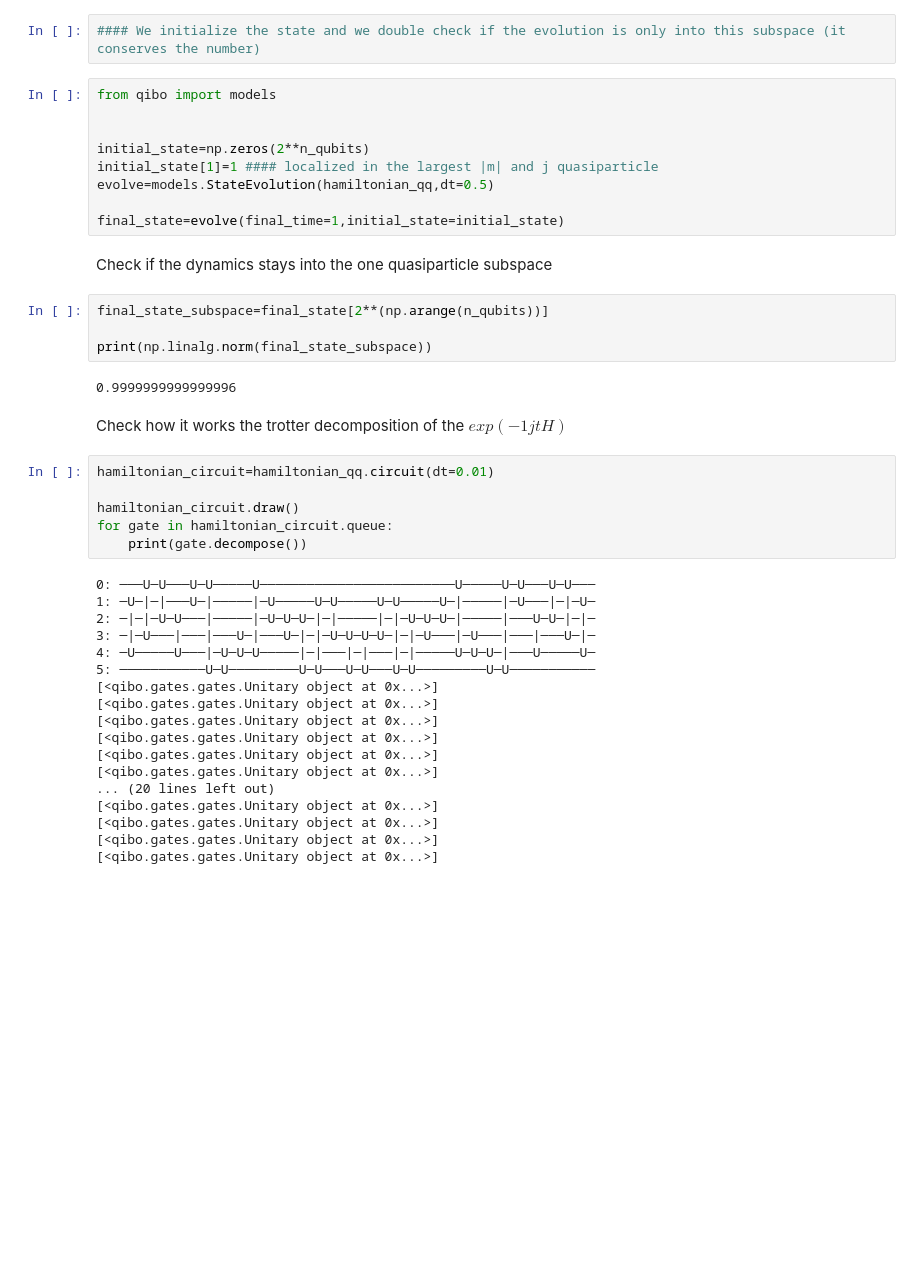
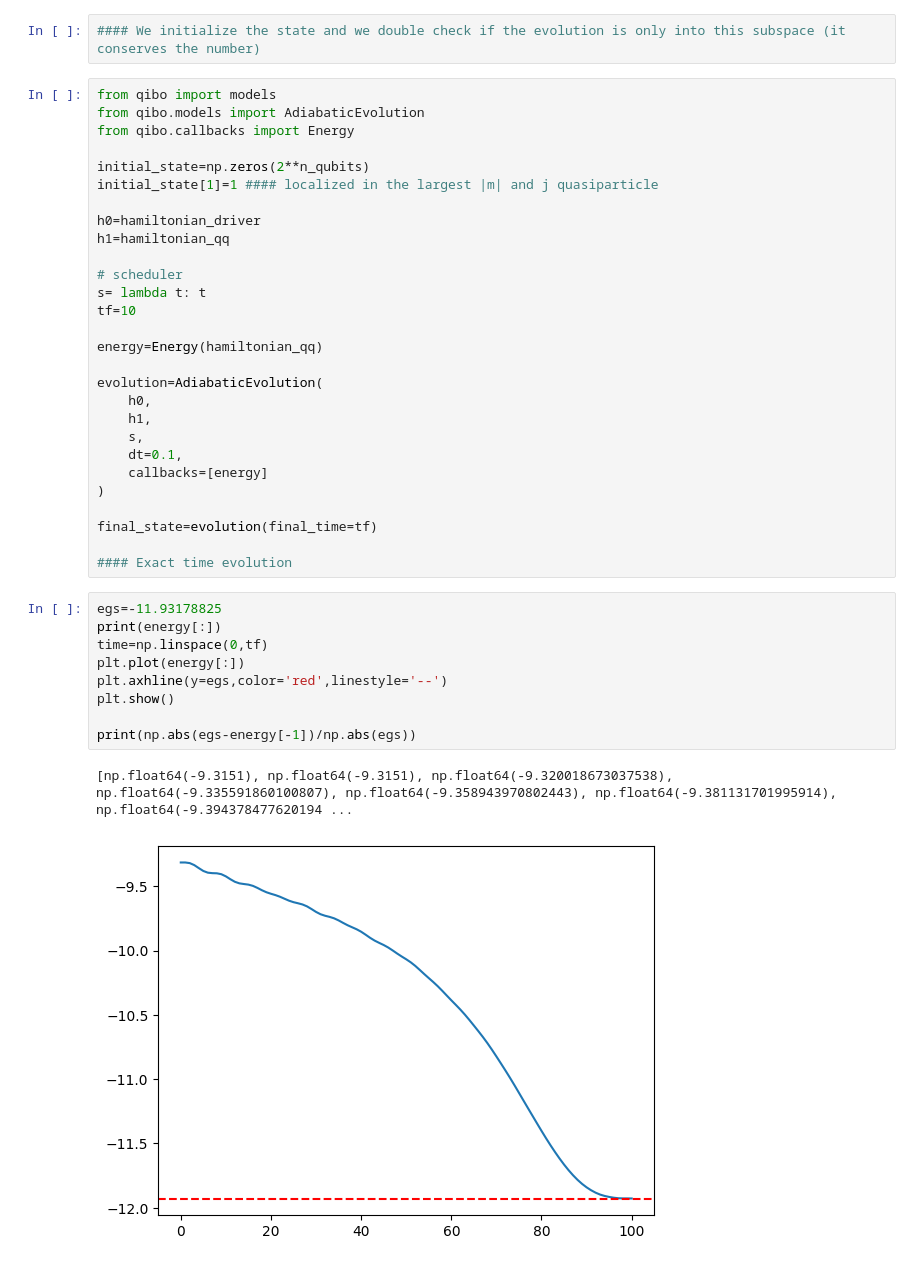
Before and after one commit to emacosta95/2nd_qa4nsm, a Jupyter notebook: ImplementationQibo.ipynb, the cells around one changed output. Drawn from its saved outputs; the diff is of its cells as text; blank space fills up the shorter version.

```diff
--- a/ImplementationQibo.ipynb
+++ b/ImplementationQibo.ipynb
@@ -83,44 +150,41 @@ for i in range(1,n_qubits+1):
 #### We initialize the state and we double check if the evolution is only into this subspace (it conserves the number)
 # %%
 from qibo import models
-
+from qibo.models import AdiabaticEvolution
+from qibo.callbacks import Energy
 
 initial_state=np.zeros(2**n_qubits)
 initial_state[1]=1 #### localized in the largest |m| and j quasiparticle
-evolve=models.StateEvolution(hamiltonian_qq,dt=0.5)
 
-final_state=evolve(final_time=1,initial_state=initial_state)
+h0=hamiltonian_driver
+h1=hamiltonian_qq
+
+# scheduler
+s= lambda t: t
+tf=10
+
+energy=Energy(hamiltonian_qq)
+
+evolution=AdiabaticEvolution(
+    h0,
+    h1,
+    s,
+    dt=0.1,
+    callbacks=[energy]
+)
+
+final_state=evolution(final_time=tf)
+
+#### Exact time evolution
-# %% [markdown]
-Check if the dynamics stays into the one quasiparticle subspace
-# %%
-final_state_subspace=final_state[2**(np.arange(n_qubits))]
-
-print(np.linalg.norm(final_state_subspace))
-# %% [output]
-0.9999999999999996
-# %% [markdown]
-Check how it works the trotter decomposition of the $exp(-1j tH)$
-# %%
-hamiltonian_circuit=hamiltonian_qq.circuit(dt=0.01)
-
-hamiltonian_circuit.draw()
-for gate in hamiltonian_circuit.queue:
-    print(gate.decompose())
-# %% [output]
-0: ───U─U───U─U─────U─────────────────────────U─────U─U───U─U───
-1: ─U─|─|───U─|─────|─U─────U─U─────U─U─────U─|─────|─U───|─|─U─
-2: ─|─|─U─U───|─────|─U─U─U─|─|─────|─|─U─U─U─|─────|───U─U─|─|─
-3: ─|─U───|───|───U─|───U─|─|─U─U─U─U─|─|─U───|─U───|───|───U─|─
-4: ─U─────U───|─U─U─U─────|─|───|─|───|─|─────U─U─U─|───U─────U─
-5: ───────────U─U─────────U─U───U─U───U─U─────────U─U───────────
-[<qibo.gates.gates.Unitary object at 0x...>]
-[<qibo.gates.gates.Unitary object at 0x...>]
-[<qibo.gates.gates.Unitary object at 0x...>]
-[<qibo.gates.gates.Unitary object at 0x...>]
-[<qibo.gates.gates.Unitary object at 0x...>]
-[<qibo.gates.gates.Unitary object at 0x...>]
-... (20 lines left out)
-[<qibo.gates.gates.Unitary object at 0x...>]
-[<qibo.gates.gates.Unitary object at 0x...>]
-[<qibo.gates.gates.Unitary object at 0x...>]
-[<qibo.gates.gates.Unitary object at 0x...>]
+# %%
+egs=-11.93178825
+print(energy[:])
+time=np.linspace(0,tf)
+plt.plot(energy[:])
+plt.axhline(y=egs,color='red',linestyle='--')
+plt.show()
+
+print(np.abs(egs-energy[-1])/np.abs(egs))
+# %% [output]
+[np.float64(-9.3151), np.float64(-9.3151), np.float64(-9.320018673037538), np.float64(-9.335591860100807), np.float64(-9.358943970802443), np.float64(-9.381131701995914), np.float64(-9.394378477620194 ...
+[figure, added]
```
Also changed, not shown: parts of 36 cells of this notebook, 2 other files.
